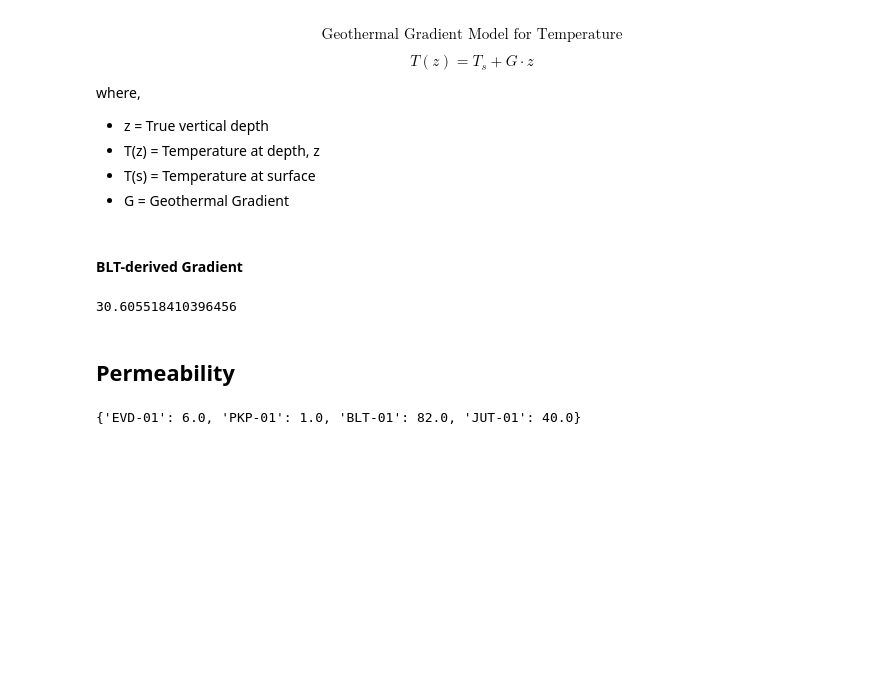
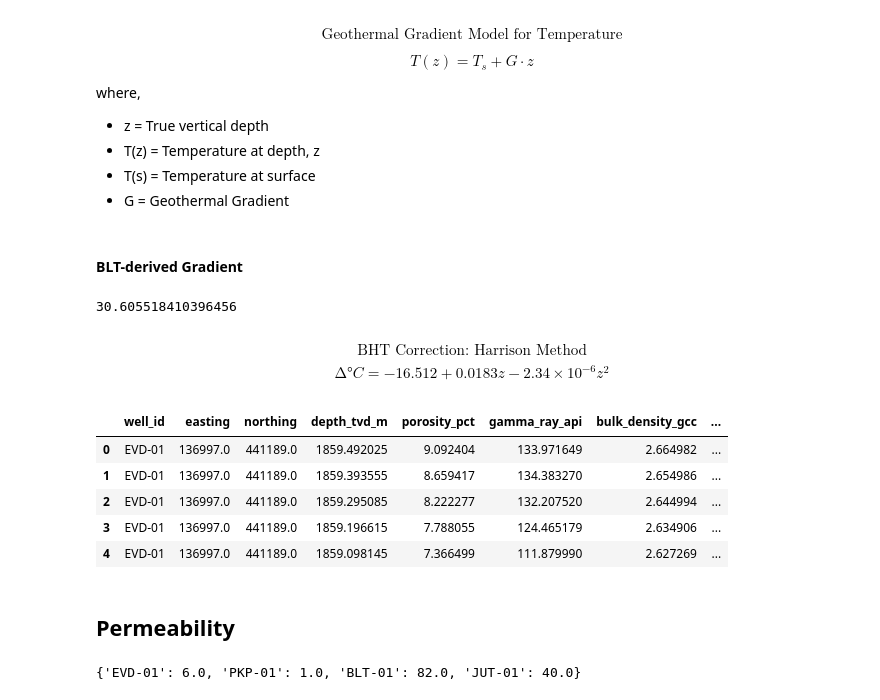
Before and after one commit to sadaraka-kadi/probable-eureka, a Jupyter notebook: notebooks/03_reservoir_quality_assessment.ipynb, the cells around one changed output. Cells and saved outputs as stored; diff of their text form; code cells hidden in the pictures; blank space fills up the shorter version.

```diff
--- a/notebooks/03_reservoir_quality_assessment.ipynb
+++ b/notebooks/03_reservoir_quality_assessment.ipynb
@@ -125,6 +125,9 @@ blt_gradient = (blt_bht_c - surface_temp_c) / (blt_tdl/1000 - blt_strt)
 print(blt_gradient)
 # %% [output]
 30.605518410396456
+# %% [markdown]
+$$\text{BHT Correction: Harrison Method}$$
+$$∆°C=−16.512+0.0183z−2.34×10^{−6}z^{2}$$
 # %%
 # BLT-derived gradient is consistent with regional geothermal gradient of Netherlands (31ºC per km)
 default_gradient = 31 / 1000
@@ -133,3 +149,12 @@ df["temp_est_c"] = surface_temp_c + default_gradient * df["depth_tvd_m"]
+# %%
+df[df["well_id"] == "EVD-01"].head()
+# %% [output]
+|  | well_id | easting | northing | depth_tvd_m | porosity_pct | gamma_ray_api | bulk_density_gcc | ... |
+| 0 | EVD-01 | 136997.0 | 441189.0 | 1859.492025 | 9.092404 | 133.971649 | 2.664982 | ... |
+| 1 | EVD-01 | 136997.0 | 441189.0 | 1859.393555 | 8.659417 | 134.383270 | 2.654986 | ... |
+| 2 | EVD-01 | 136997.0 | 441189.0 | 1859.295085 | 8.222277 | 132.207520 | 2.644994 | ... |
+| 3 | EVD-01 | 136997.0 | 441189.0 | 1859.196615 | 7.788055 | 124.465179 | 2.634906 | ... |
+| 4 | EVD-01 | 136997.0 | 441189.0 | 1859.098145 | 7.366499 | 111.879990 | 2.627269 | ... |
 # %% [markdown]
 ## Permeability
 # %%
```
Also changed, not shown: parts of 15 cells of this notebook.
